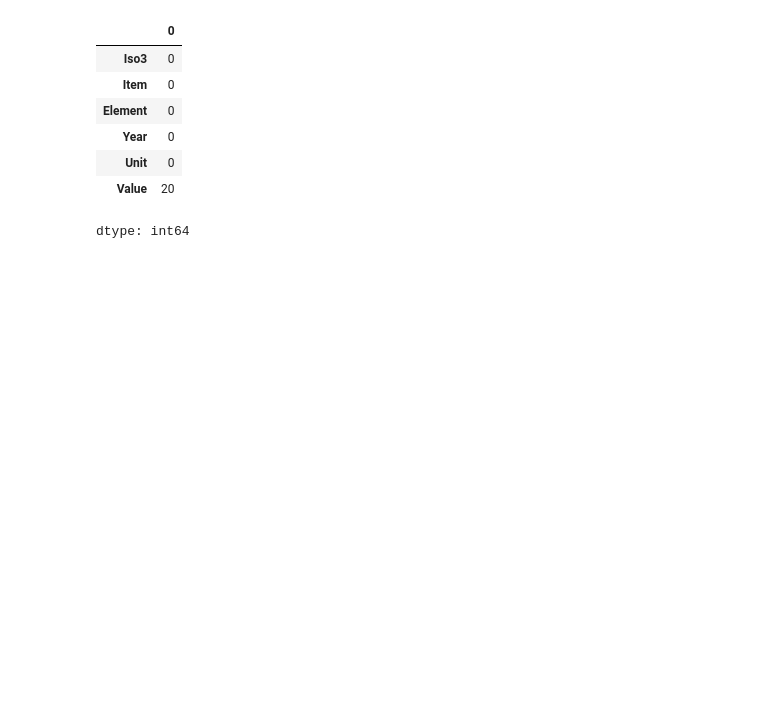
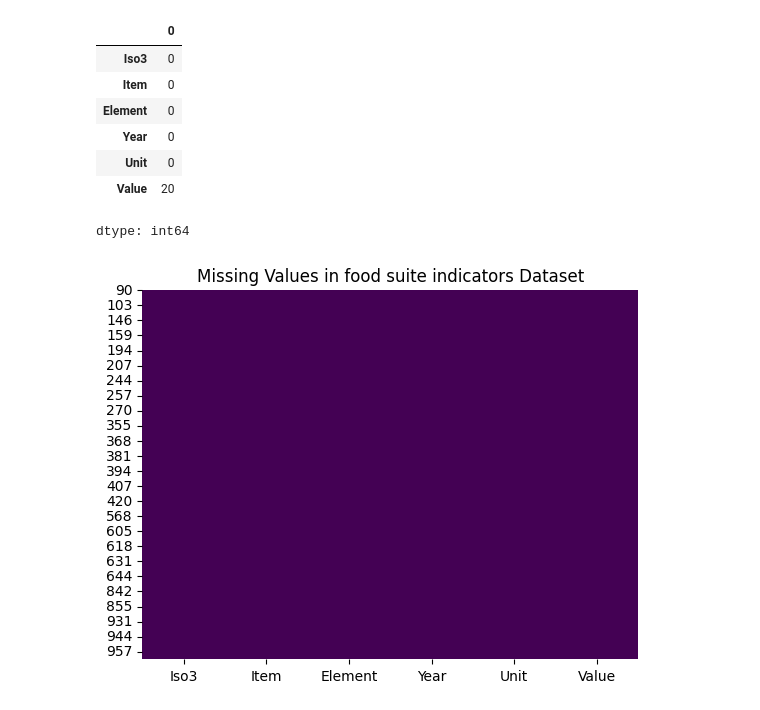
Before and after one commit to sheriffdeenabu/DSPL-ICW, a Jupyter notebook: w1985555_DSPL_ICW_preprocessing.ipynb, the cells around one changed output. Saved outputs shown, nothing was run; the diff lists cells and outputs as text; code cells hidden in the pictures; blank space fills up the shorter version.

Commit message:
Heatmap to show proper data cleaning

```diff
--- a/w1985555_DSPL_ICW_preprocessing.ipynb
+++ b/w1985555_DSPL_ICW_preprocessing.ipynb
@@ -169,3 +167,11 @@ fs_indicators = fs_indicators[fs_indicators['Item'].isin(taken_items)]
 # %%
 #Save the cleaned dataframe as a CSV
 fs_indicators.to_csv("suite-of-food-security-indicators_lka-cleaned.csv",index=False)
+# %%
+#Visualising a heatmap to identify missing cells
+#We are checking for missing customer values using viridis style
+sns.heatmap(fs_indicators.isnull(), cbar=False, cmap='viridis')
+plt.title('Missing Values in food suite indicators Dataset')
+plt.show()
+# %% [output]
+[figure, added]
```
Also changed, not shown: parts of 2 cells of this notebook.
